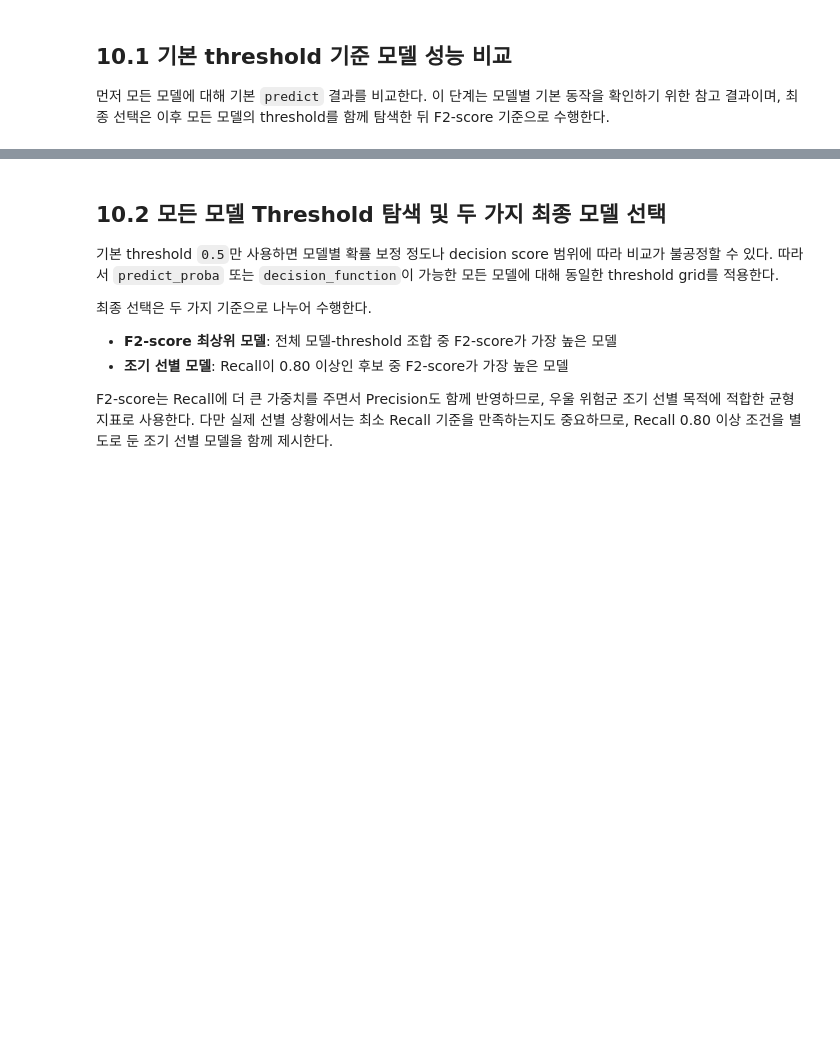
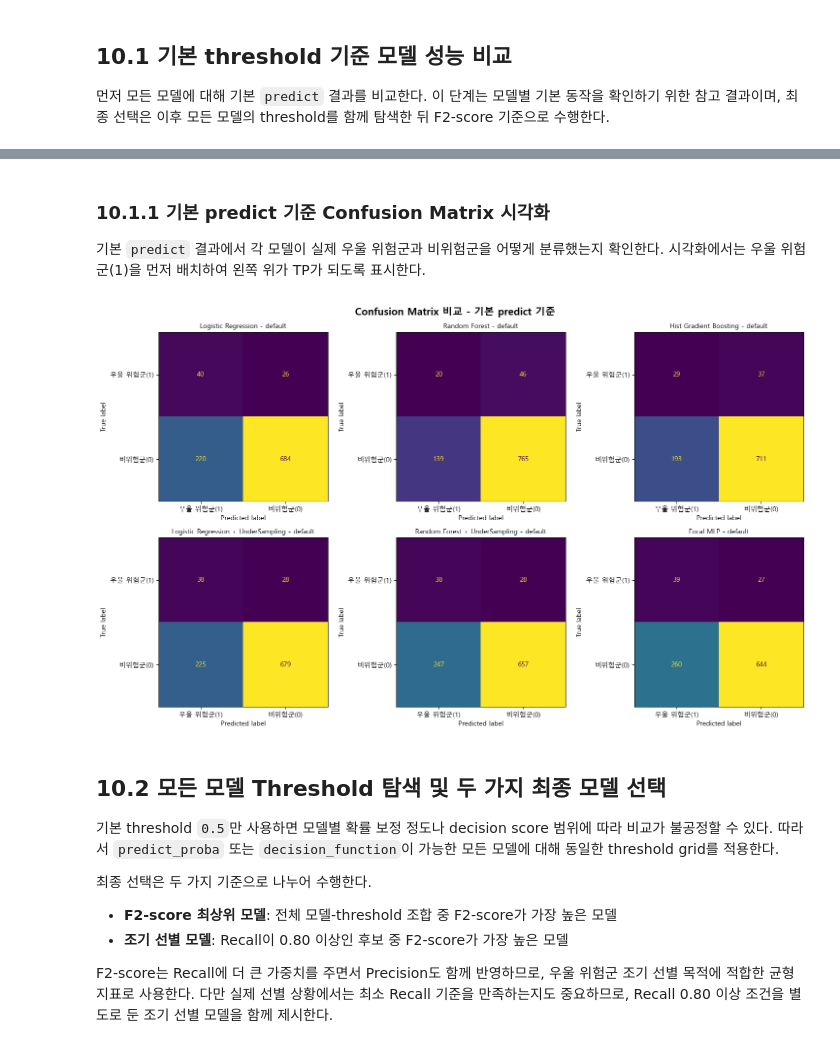
Before and after one commit to 2026-1st/Team-5, a Jupyter notebook: Team5_KNHANES2022_Project.ipynb, the cells around one changed output, grey strips where cells are left out. Cells and saved outputs as stored; diff of their text form; code cells hidden in the pictures; blank space fills up the shorter version.

```diff
--- a/Team5_KNHANES2022_Project.ipynb
+++ b/Team5_KNHANES2022_Project.ipynb
@@ -1648,6 +1649,58 @@ display(results_df)
 | 4 | Random Forest + UnderSampling | 0.679044 | 0.144896 | 0.216524 | 0.346084 | 0.133333 | 0.575758 | 0.716495 | 28 | ... |
 | 2 | Hist Gradient Boosting | 0.638601 | 0.143343 | 0.201389 | 0.298354 | 0.130631 | 0.439394 | 0.762887 | 37 | ... |
 | 1 | Random Forest | 0.587364 | 0.118005 | 0.177778 | 0.236407 | 0.125786 | 0.303030 | 0.809278 | 46 | ... |
+# %% [markdown]
+### 10.1.1 기본 predict 기준 Confusion Matrix 시각화
+
+기본 `predict` 결과에서 각 모델이 실제 우울 위험군과 비위험군을 어떻게 분류했는지 확인한다. 시각화에서는 우울 위험군(1)을 먼저 배치하여 왼쪽 위가 TP가 되도록 표시한다.
+# %%
+from math import ceil
+from sklearn.metrics import ConfusionMatrixDisplay
+
+
+def plot_cm_grid(cm_items, title, ncols=3):
+    n = len(cm_items)
+    nrows = ceil(n / ncols)
+
+    fig, axes = plt.subplots(
+        nrows=nrows,
+        ncols=ncols,
+        figsize=(5 * ncols, 4.5 * nrows),
+        squeeze=False,
+    )
+    axes = axes.ravel()
+
+    for ax, item in zip(axes, cm_items):
+        disp = ConfusionMatrixDisplay(
+            confusion_matrix=item["cm"],
+            display_labels=["우울 위험군(1)", "비위험군(0)"],
+        )
+        disp.plot(ax=ax, values_format="d", colorbar=False)
+        ax.set_title(item["title"], fontsize=10)
+
+    for ax in axes[len(cm_items):]:
+        ax.axis("off")
+
+    fig.suptitle(title, fontsize=15, fontweight="bold")
+    plt.tight_layout()
+    plt.show()
+
+
+default_cm_items = []
+for name, pipe in pipelines.items():
+    y_pred_default = pipe.predict(X_test)
+    default_cm_items.append({
+        "title": f"{name} - default",
+        "cm": confusion_matrix(y_test, y_pred_default, labels=[1, 0]),
+    })
+
+plot_cm_grid(
+    default_cm_items,
+    title="Confusion Matrix 비교 - 기본 predict 기준",
+    ncols=3,
+)
+# %% [output]
+[figure, added]
 # %% [markdown]
 ## 10.2 모든 모델 Threshold 탐색 및 두 가지 최종 모델 선택
 
```
Also changed, not shown: parts of 9 cells of this notebook.
